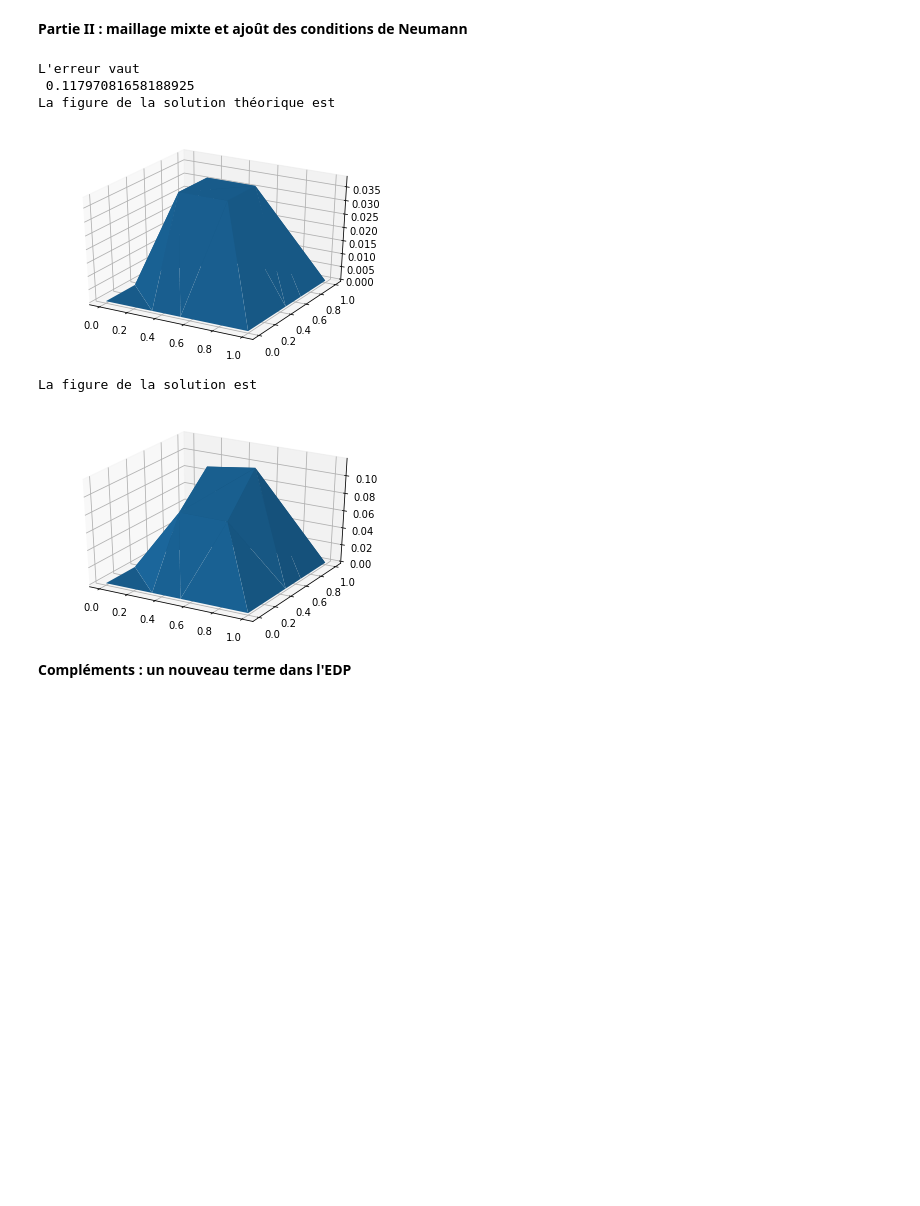
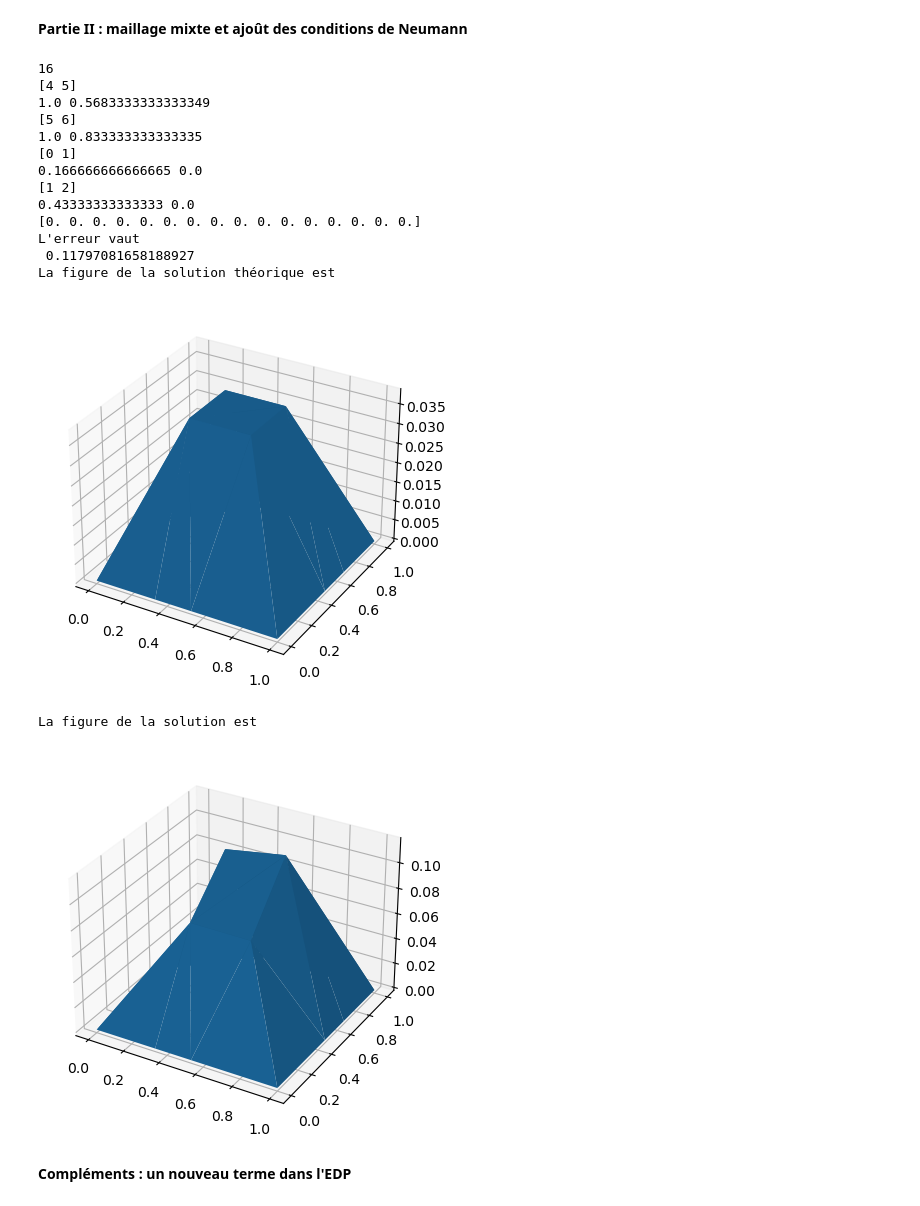
Before and after one commit to adevilde/PDE, a Jupyter notebook: TP-EDP.ipynb, the cells around one changed output. Drawn from its saved outputs; the diff is of its cells as text; code cells hidden in the pictures; blank space fills up the shorter version.

```diff
--- a/TP-EDP.ipynb
+++ b/TP-EDP.ipynb
@@ -150,8 +150,21 @@ def secondMembreElem(n, coordinates, E, A, ud, f, frontiere) :
         bElem[i] = terme1 - terme2
 
     return bElem
-# %%
-def bNeuman(g)
+# %%
+def bNeuman(n, indNeumann, coordinates) :
+    def neumann(x, y) :
+        return 0
+    b = np.zeros(n*n)
+    for e in indNeumann :
+        print(e)
+        l = np.linalg.norm(coordinates[e[0]] - coordinates[e[1]])
+        g = (coordinates[e[0]] + coordinates[e[1]]) / 2
+        print(g[0], g[1])
+        x = g[0]
+        y = g[1]
+        b[indNeumann[0]] += l * neumann(x, y) / 2
+        b[indNeumann[1]] += l * neumann(x, y) / 2
+    return b
 # %%
 def secondMembre(n, coordinates, A, ud, f, elements3) :
     frontiere = np.zeros(n*n)
@@ -279,9 +292,9 @@ L'erreur vaut
 e3=np.array([[1,2,12],[2,3,12],[3,4,14],[4,5,14],[2,15,3],[3,15,4]]).astype(int)
 e4=np.array([[0,1,12,11],[11,12,13,10],[12,3,14,13],[10,13,8,9],[13,14,7,8],[14,5,6,7]]).astype(int)
 dds=np.array([1, 5, 2,15,4,6,7,8,9,10,11,0]).astype(int)
-nns=np.array([]).astype(int)
+# nns=np.array([]).astype(int)
 # dds=np.array([2,15,4,6,7,8,9,10,11,0]).astype(int)
-# nns=np.array([[4,5],[5,6],[0,1],[1,2]]).astype(int)
+nns=np.array([[4,5],[5,6],[0,1],[1,2]]).astype(int)
 ccs=np.array([[0.,0.],[0.33333333333333,0],[0.53333333333333,0.],
                       [0.66666666666667,0.33333333333333],[1.,0.47],[1,0.66666666666667],
                      [1.,1.],[0.66666666666667,1.],[0.33333333333333,1.], [0.,1.],
@@ -332,37 +345,51 @@ n = int(np.sqrt(len(ccs)))
 A = raideurQ(n, ccs, e4)
 A = A + raideur(n, ccs, e3)
 
 ud = np.zeros(n*n)
 
 b = secondMembre(n, ccs, A, ud, f, e3)
-b = b + secondMembre(n, ccs, A, ud, f, e4)
+b += secondMembre(n, ccs, A, ud, f, e4)
+print(b.size)
+bn = bNeuman(n, nns, ccs)
+print(bn)
+b += bn
 
 
 Ared = reduireA(A, [dds])
 bred = reduireB(b, [dds])
 #print("La matrice A réduite est\n", Ared)
 
 x = np.linalg.solve(Ared, np.transpose(bred))
 #print("La solution intérieure est\n", x)
 sol = rassembler(dds, ud, x, n)
 #print("La solution rassemblée est\n", sol)
 
 theorique = [u(p[0], p[1]) for p in ccs]
 #print("La solution théorique est\n", theorique)
 
 print("L'erreur vaut\n", np.linalg.norm(theorique - sol))
 print("La figure de la solution théorique est")
 show(ccs,theorique)
 print("La figure de la solution est")
 
 
 show(ccs,sol)
 # %% [output]
+16
+[4 5]
+1.0 0.5683333333333349
+[5 6]
+1.0 0.833333333333335
+[0 1]
+0.166666666666665 0.0
+[1 2]
+0.43333333333333 0.0
+[0. 0. 0. 0. 0. 0. 0. 0. 0. 0. 0. 0. 0. 0. 0. 0.]
 L'erreur vaut
- 0.11797081658188925
+ 0.11797081658188927
 La figure de la solution théorique est
-[figure, old version]
+[figure, new version]
 La figure de la solution est
-[figure, old version]
+[figure, new version]
 # %% [markdown]
 **Compléments  :  un nouveau terme dans l'EDP**
```
Also changed, not shown: parts of 2 cells of this notebook.
